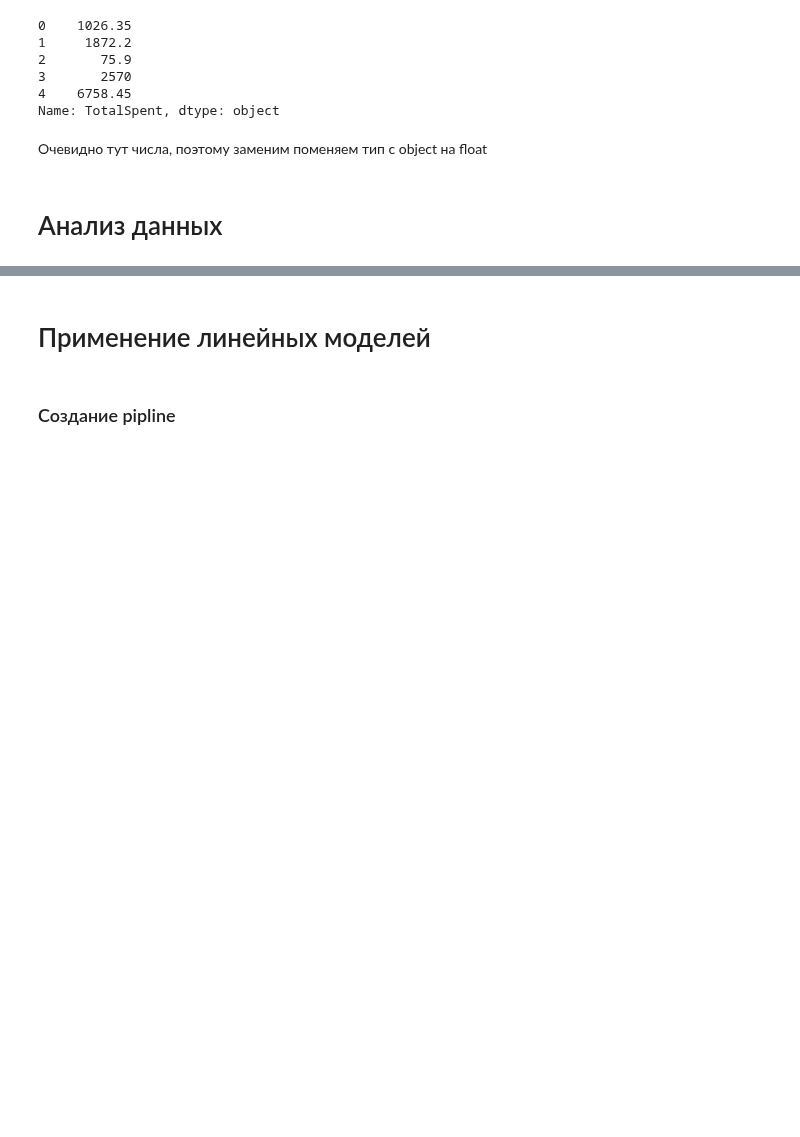
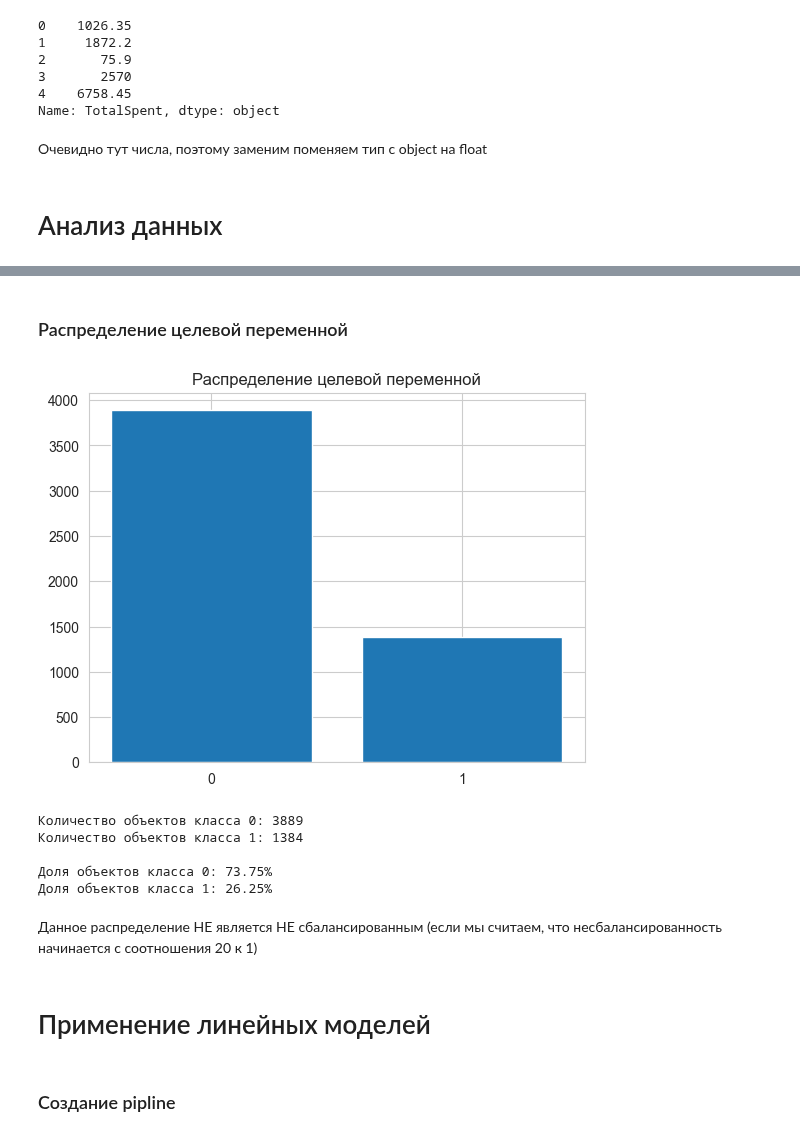
Before and after one commit to kudrmax/machine-learning, a Jupyter notebook: dls/dls-hw/dls-hw3/result.ipynb, the cells around one changed output, grey strips where cells are left out. Drawn from its saved outputs; the diff is of its cells as text; code cells hidden in the pictures; blank space fills up the shorter version.

```diff
--- a/dls/dls-hw/dls-hw3/result.ipynb
+++ b/dls/dls-hw/dls-hw3/result.ipynb
@@ -181,3 +173,27 @@ ValueError: `bins` must be 1d, when an array
+# %% [markdown]
+### Распределение целевой переменной
+# %%
+this_data = data[target_column].value_counts()
+plt.bar(this_data.index.values, this_data.values)
+plt.xticks(this_data.index.values)
+plt.title('Распределение целевой переменной')
+plt.show()
+# %% [output]
+[figure, added]
+# %%
+print(f'Количество объектов класса 0: {data[target_column].value_counts().values[0]}')
+print(f'Количество объектов класса 1: {data[target_column].value_counts().values[1]}')
+print()
+print(f'Доля объектов класса 0: {round(100 * data[target_column].value_counts().values[0] / data[target_column].count(), 2)}%')
+print(f'Доля объектов класса 1: {round(100 * data[target_column].value_counts().values[1] / data[target_column].count(), 2)}%')
+# %% [output]
+Количество объектов класса 0: 3889
+Количество объектов класса 1: 1384
+
+Доля объектов класса 0: 73.75%
+Доля объектов класса 1: 26.25%
+# %% [markdown]
+Данное распределение НЕ является НЕ сбалансированным (если мы считаем, что несбалансированность начинается с соотношения 20 к 1)
 # %% [markdown]
 # Применение линейных моделей
 # %% [markdown]
```
Also changed, not shown: parts of 11 cells of this notebook.
